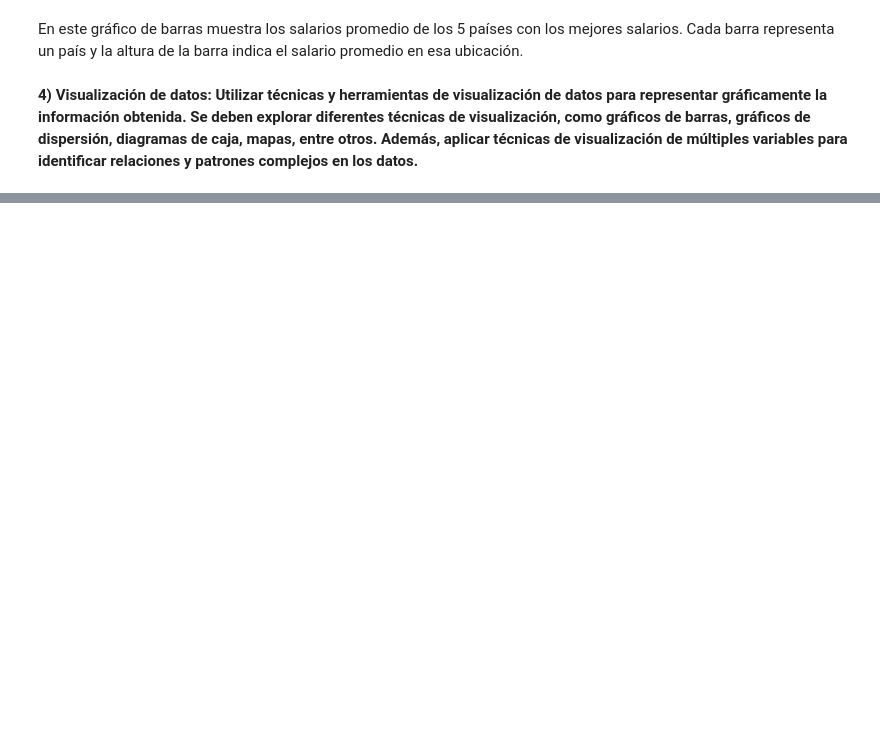
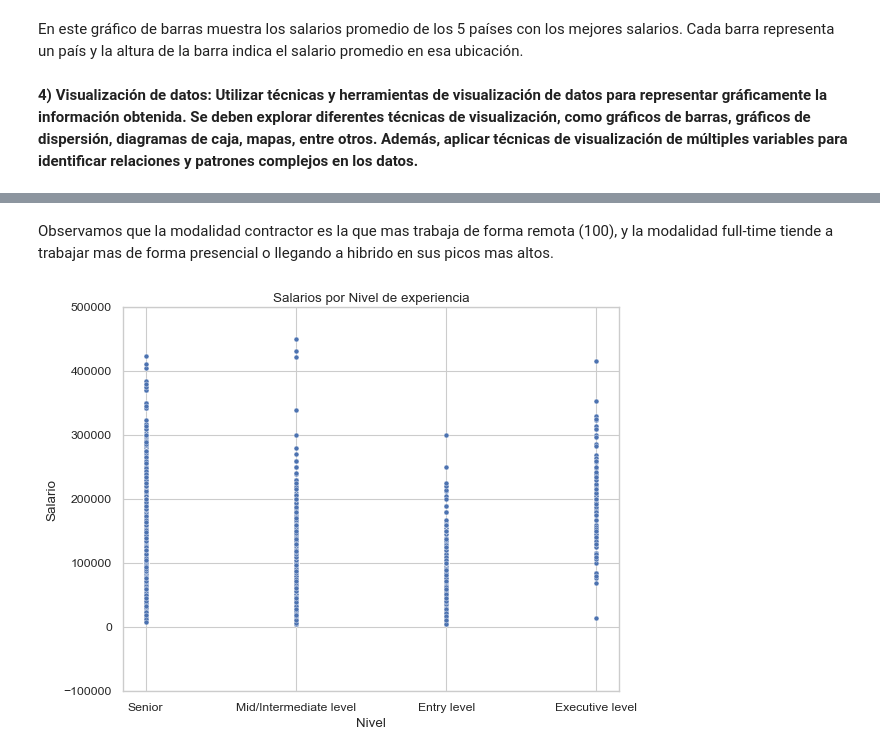
Before and after one commit to Diego-wert89/GrupoN18-PD, a Jupyter notebook: Compilado_final/Proyecto_final_grupo_n18_compilado.ipynb, the cells around one changed output, grey strips where cells are left out. Drawn from its saved outputs; the diff is of its cells as text; code cells hidden in the pictures; blank space fills up the shorter version.

```diff
--- a/Compilado_final/Proyecto_final_grupo_n18_compilado.ipynb
+++ b/Compilado_final/Proyecto_final_grupo_n18_compilado.ipynb
@@ -755,0 +794,12 @@ En este gráfico de barras muestra los salarios promedio de los 5 países con lo
+# %% [markdown]
+Observamos que la modalidad contractor es la que mas trabaja de forma remota (100), y la modalidad full-time tiende a trabajar mas de forma presencial o llegando a hibrido en sus picos mas altos.
+# %%
+#Grafico de dispersión para salario por nivel de experiencia.
+sbn.scatterplot(x='Nivel_de_experiencia', y='Salario_en_usd',
+data=data_df)
+plt.title('Salarios por Nivel de experiencia')
+plt.xlabel('Nivel')
+plt.ylabel('Salario')
+plt.show()
+# %% [output]
+[figure, added]
```
Also changed, not shown: parts of 24 cells of this notebook.
